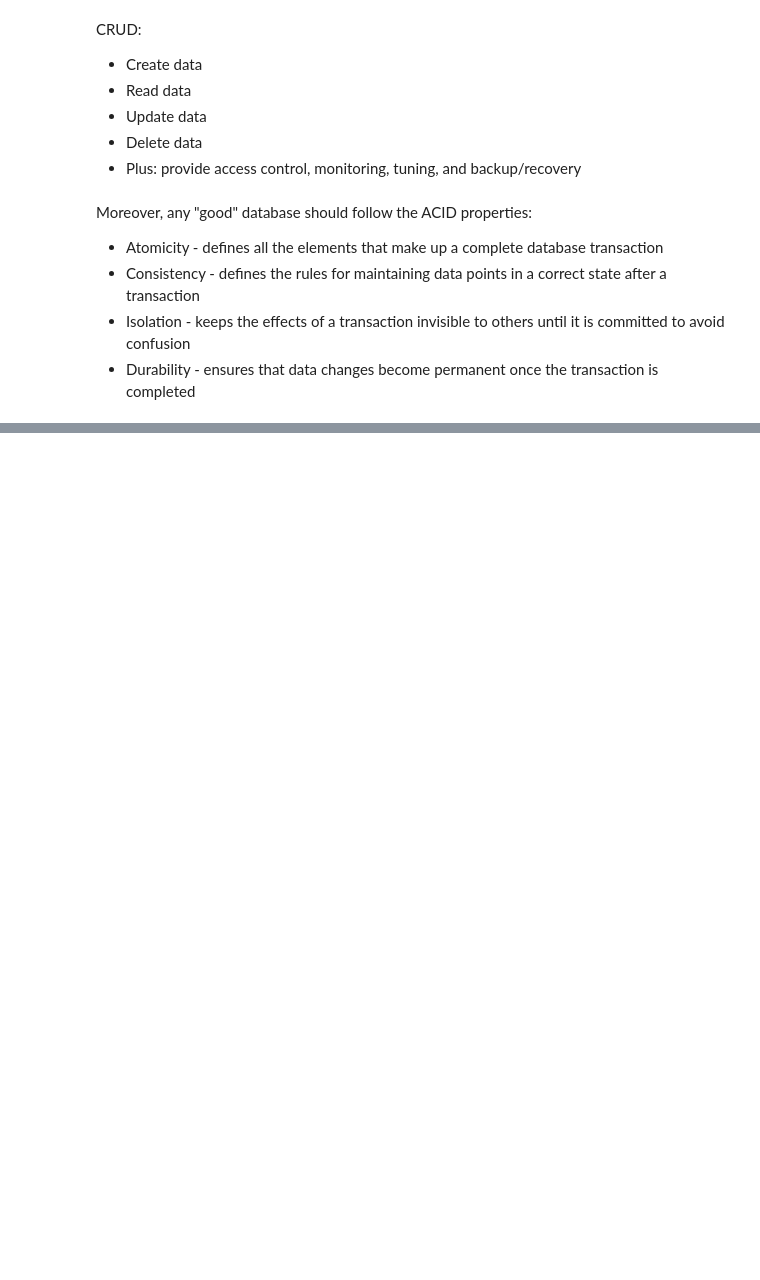
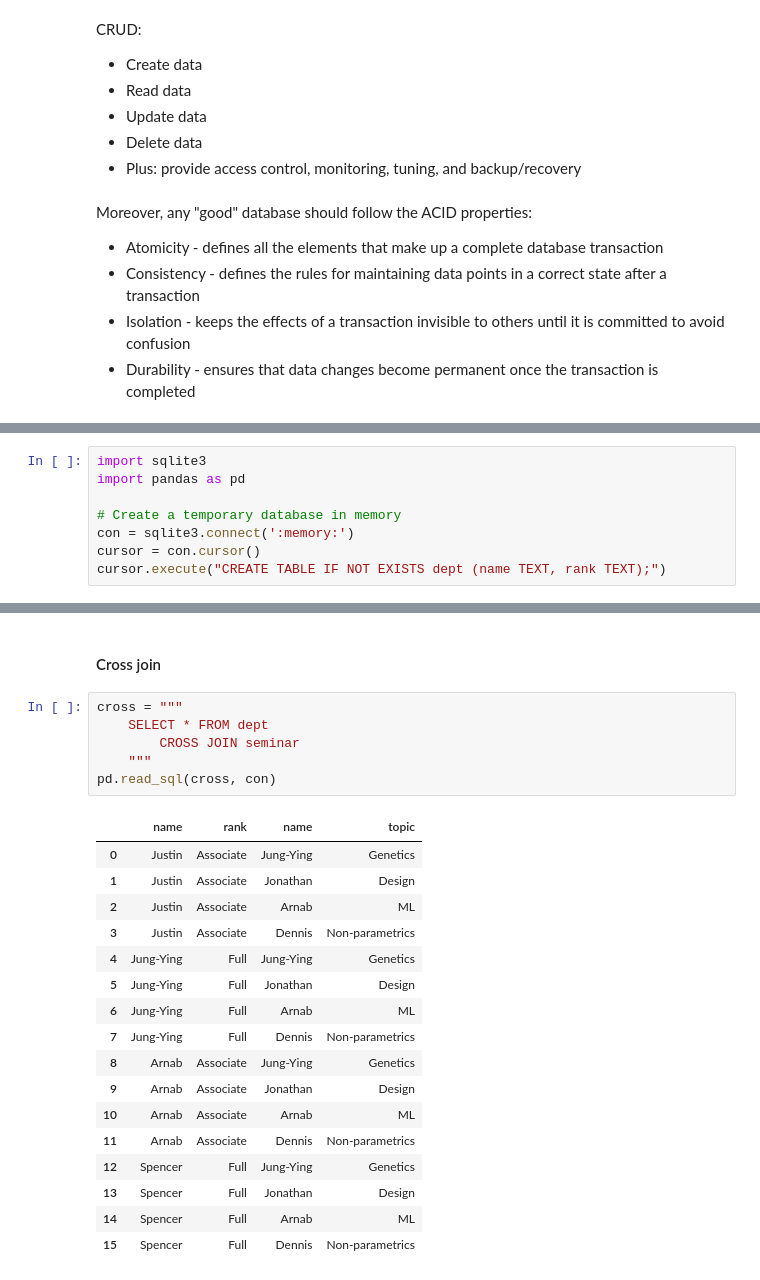
Before and after one commit to scimaksim/Python_graduate_coursework, a Jupyter notebook: Topic_2_notes.ipynb, the cells around one changed output, grey strips where cells are left out. Saved outputs shown, nothing was run; the diff lists cells and outputs as text; blank space fills up the shorter version.

Commit message:
Added notes on join

```diff
--- a/Topic_2_notes.ipynb
+++ b/Topic_2_notes.ipynb
@@ -180,0 +191,8 @@ Moreover, any "good" database should follow the ACID properties:
+# %%
+import sqlite3
+import pandas as pd
+
+# Create a temporary database in memory
+con = sqlite3.connect(':memory:')
+cursor = con.cursor()
+cursor.execute("CREATE TABLE IF NOT EXISTS dept (name TEXT, rank TEXT);")
@@ -180,0 +340,26 @@ Moreover, any "good" database should follow the ACID properties:
+# %% [markdown]
+#### Cross join
+# %%
+cross = """
+    SELECT * FROM dept
+        CROSS JOIN seminar
+    """
+pd.read_sql(cross, con)
+# %% [output]
+|  | name | rank | name | topic |
+| 0 | Justin | Associate | Jung-Ying | Genetics |
+| 1 | Justin | Associate | Jonathan | Design |
+| 2 | Justin | Associate | Arnab | ML |
+| 3 | Justin | Associate | Dennis | Non-parametrics |
+| 4 | Jung-Ying | Full | Jung-Ying | Genetics |
+| 5 | Jung-Ying | Full | Jonathan | Design |
+| 6 | Jung-Ying | Full | Arnab | ML |
+| 7 | Jung-Ying | Full | Dennis | Non-parametrics |
+| 8 | Arnab | Associate | Jung-Ying | Genetics |
+| 9 | Arnab | Associate | Jonathan | Design |
+| 10 | Arnab | Associate | Arnab | ML |
+| 11 | Arnab | Associate | Dennis | Non-parametrics |
+| 12 | Spencer | Full | Jung-Ying | Genetics |
+| 13 | Spencer | Full | Jonathan | Design |
+| 14 | Spencer | Full | Arnab | ML |
+| 15 | Spencer | Full | Dennis | Non-parametrics |
```
Also changed, not shown: parts of 18 cells of this notebook, 1 other file.
